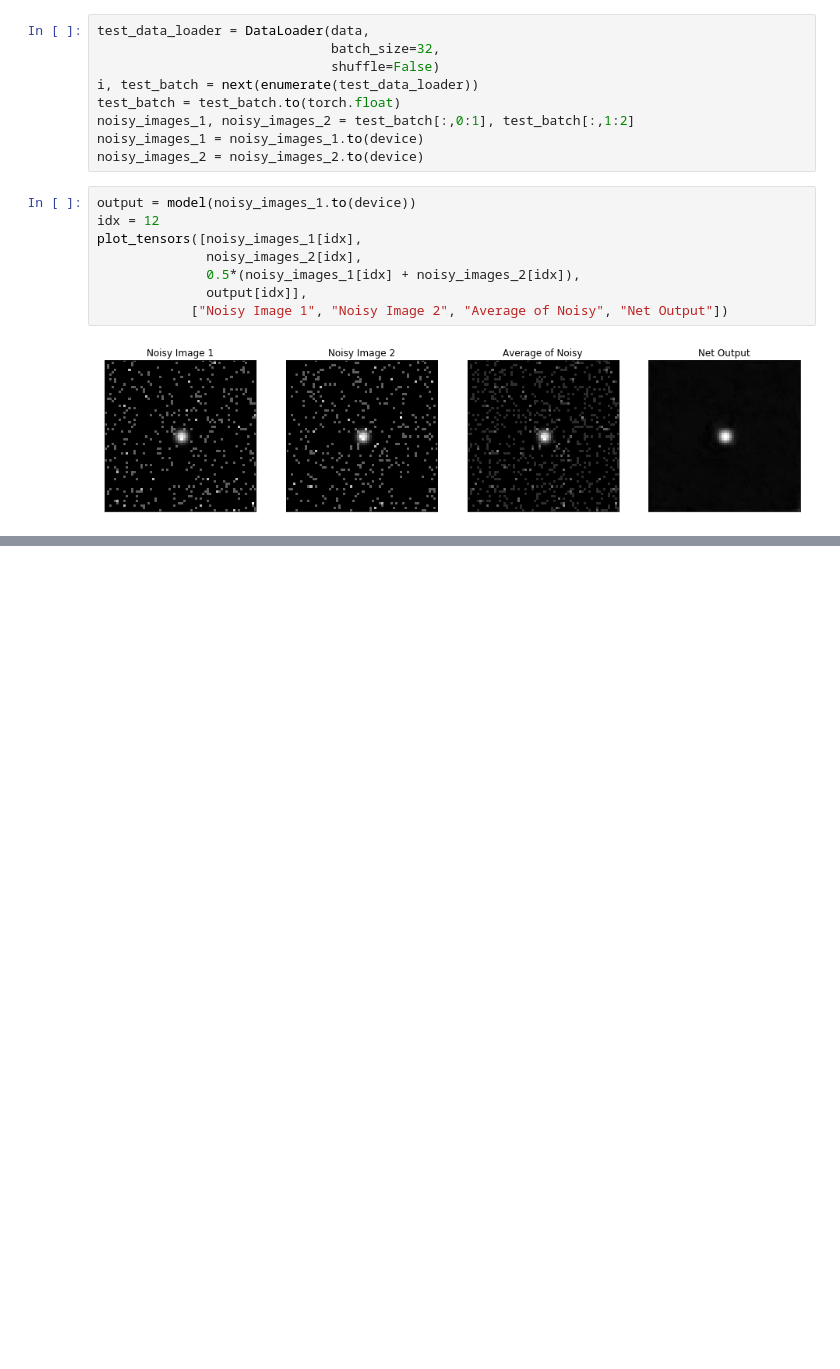
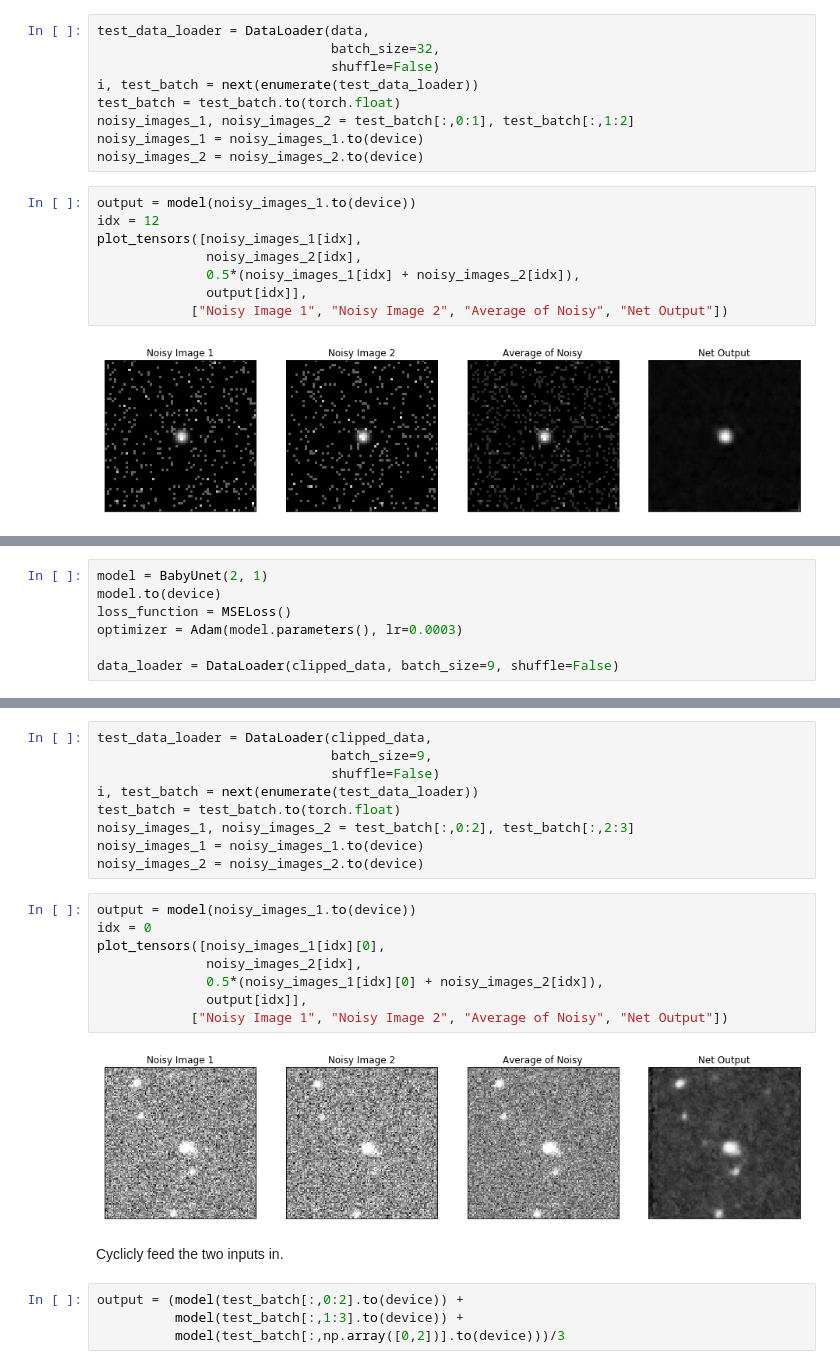
Before and after one commit to czbiohub-sf/noise2self, a Jupyter notebook: notebooks/Neural Nets for Astro.ipynb, the cells around one changed output, grey strips where cells are left out. Cells and saved outputs as stored; diff of their text form; blank space fills up the shorter version.

```diff
--- a/notebooks/Neural Nets for Astro.ipynb
+++ b/notebooks/Neural Nets for Astro.ipynb
@@ -112,0 +220,7 @@ plot_tensors([noisy_images_1[idx],
+# %%
+model = BabyUnet(2, 1)
+model.to(device)
+loss_function = MSELoss()
+optimizer = Adam(model.parameters(), lr=0.0003)
+
+data_loader = DataLoader(clipped_data, batch_size=9, shuffle=False)
@@ -112,0 +270,25 @@ plot_tensors([noisy_images_1[idx],
+# %%
+test_data_loader = DataLoader(clipped_data,
+                              batch_size=9,
+                              shuffle=False)
+i, test_batch = next(enumerate(test_data_loader))
+test_batch = test_batch.to(torch.float)
+noisy_images_1, noisy_images_2 = test_batch[:,0:2], test_batch[:,2:3]
+noisy_images_1 = noisy_images_1.to(device)
+noisy_images_2 = noisy_images_2.to(device)
+# %%
+output = model(noisy_images_1.to(device))
+idx = 0
+plot_tensors([noisy_images_1[idx][0],
+              noisy_images_2[idx],
+              0.5*(noisy_images_1[idx][0] + noisy_images_2[idx]),
+              output[idx]],
+            ["Noisy Image 1", "Noisy Image 2", "Average of Noisy", "Net Output"])
+# %% [output]
+[figure, added]
+# %% [markdown]
+Cyclicly feed the two inputs in.
+# %%
+output = (model(test_batch[:,0:2].to(device)) +
+          model(test_batch[:,1:3].to(device)) +
+          model(test_batch[:,np.array([0,2])].to(device)))/3
```
Also changed, not shown: parts of 29 cells of this notebook.
